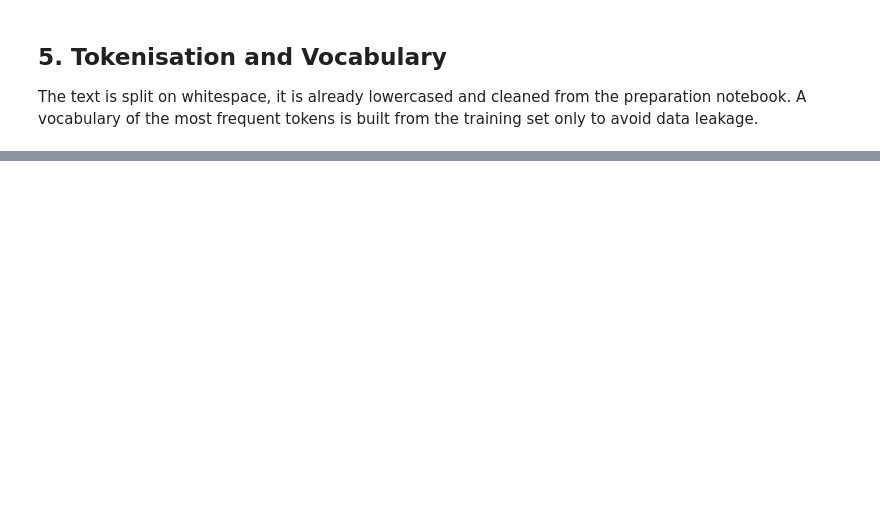
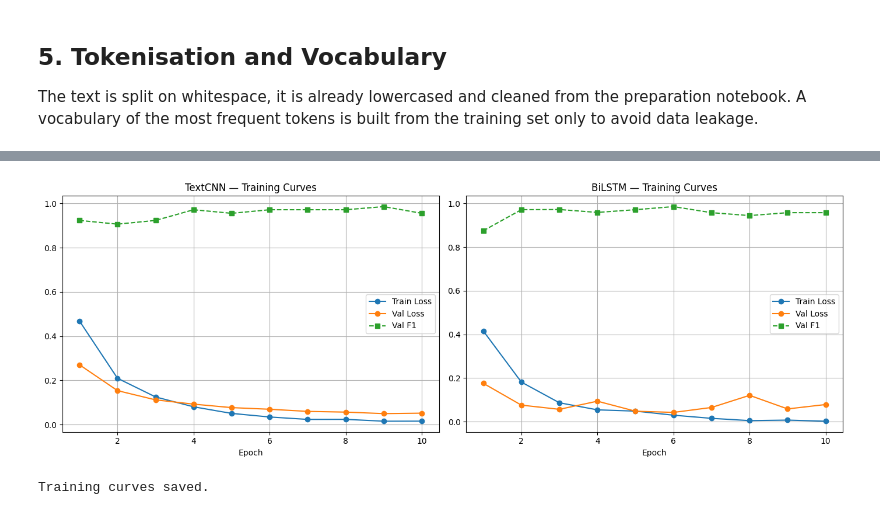
Before and after one commit to ChickenTenders2/cm3203-phishing-nlp, a Jupyter notebook: notebooks/kaggle_deep_learning.ipynb, the cells around one changed output, grey strips where cells are left out. Cells and saved outputs as stored; diff of their text form; code cells hidden in the pictures; blank space fills up the shorter version.

```diff
--- a/notebooks/kaggle_deep_learning.ipynb
+++ b/notebooks/kaggle_deep_learning.ipynb
@@ -139,0 +462,23 @@ Pretrained GloVe 100-dimensional vectors are loaded and aligned to the vocabular
+# %%
+fig, axes = plt.subplots(1, 2, figsize=(14, 5))
+
+for ax, history, title in [
+    (axes[0], history_cnn,  "TextCNN"),
+    (axes[1], history_lstm, "BiLSTM")
+]:
+    epochs = range(1, len(history["train_loss"]) + 1)
+    ax.plot(epochs, history["train_loss"], label="Train Loss", marker="o")
+    ax.plot(epochs, history["val_loss"],   label="Val Loss",   marker="o")
+    ax.plot(epochs, history["val_f1"],     label="Val F1",     marker="s", linestyle="--")
+    ax.set_title(f"{title} — Training Curves")
+    ax.set_xlabel("Epoch")
+    ax.legend()
+    ax.grid(True)
+
+plt.tight_layout()
+plt.savefig(results_dir / "kaggle_dl_training_curves.png", dpi=150)
+plt.show()
+print("Training curves saved.")
+# %% [output]
+[figure, added]
+Training curves saved.
```
Also changed, not shown: parts of 20 cells of this notebook, 4 other files.
